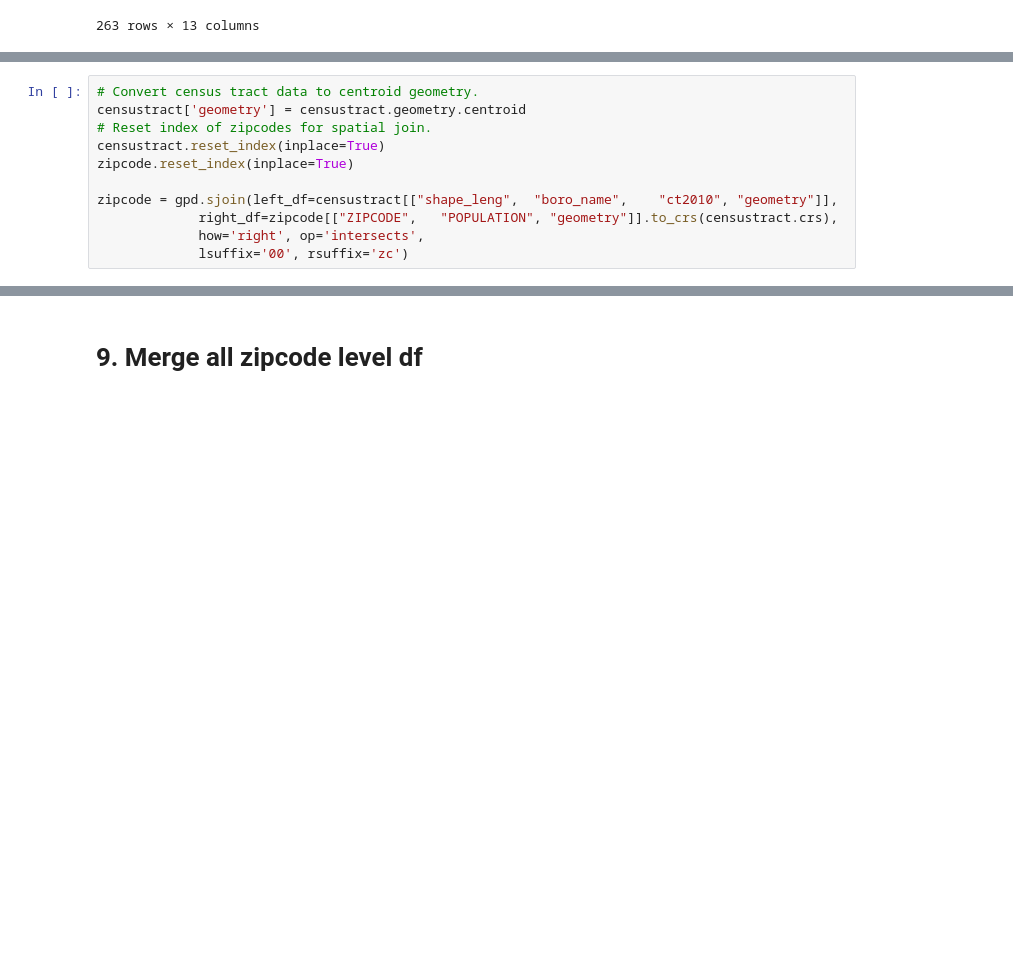
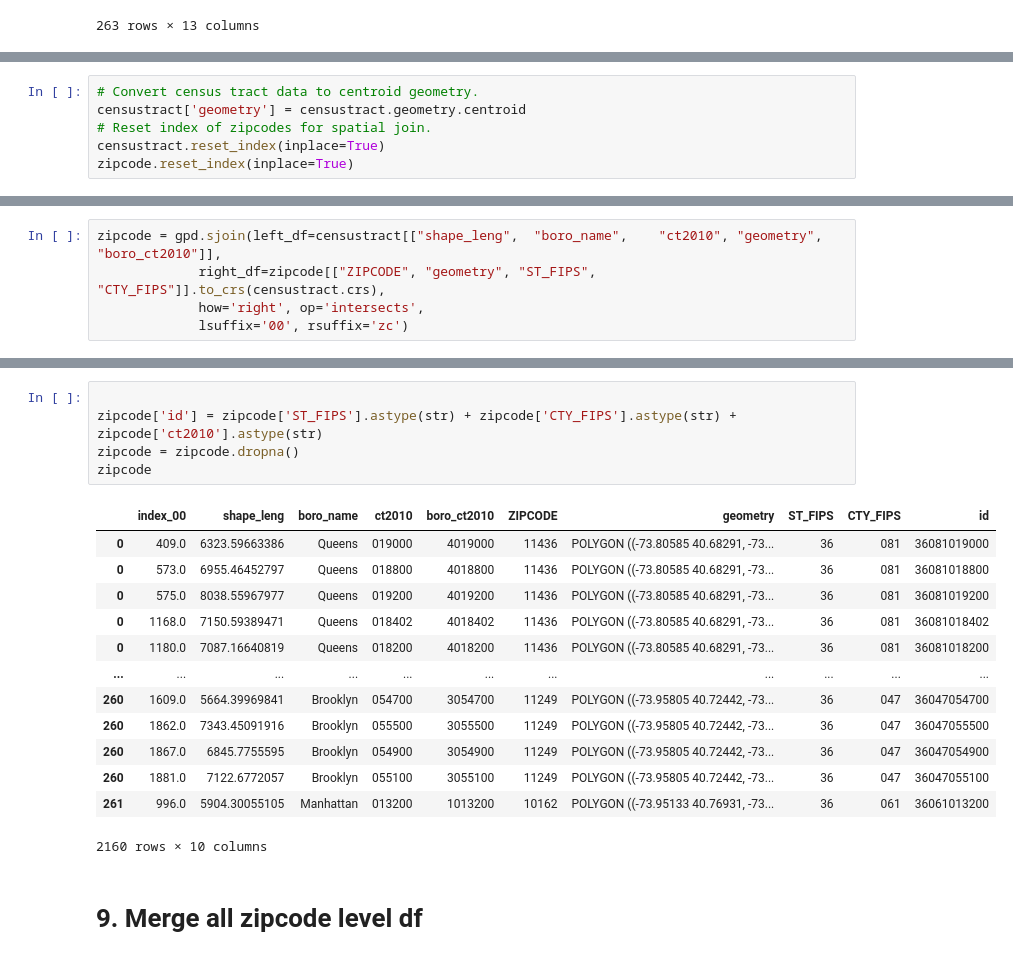
Before and after one commit to lanyu0322/PUS2020_LYu, a Jupyter notebook: HW11/hw11_Lan.ipynb, the cells around one changed output, grey strips where cells are left out. Saved outputs shown, nothing was run; the diff lists cells and outputs as text; blank space fills up the shorter version.

```diff
--- a/HW11/hw11_Lan.ipynb
+++ b/HW11/hw11_Lan.ipynb
@@ -1013,8 +1060,3 @@ censustract['geometry'] = censustract.geometry.centroid
 # Reset index of zipcodes for spatial join.
 censustract.reset_index(inplace=True)
 zipcode.reset_index(inplace=True)
-
-zipcode = gpd.sjoin(left_df=censustract[["shape_leng",	"boro_name",	"ct2010", "geometry"]],
-             right_df=zipcode[["ZIPCODE",	"POPULATION", "geometry"]].to_crs(censustract.crs),
-             how='right', op='intersects',
-             lsuffix='00', rsuffix='zc')
@@ -1038,0 +1063,5 @@ zipcode.groupby("ZIPCODE").mean()
+# %%
+zipcode = gpd.sjoin(left_df=censustract[["shape_leng",	"boro_name",	"ct2010", "geometry", "boro_ct2010"]],
+             right_df=zipcode[["ZIPCODE", "geometry", "ST_FIPS", "CTY_FIPS"]].to_crs(censustract.crs),
+             how='right', op='intersects',
+             lsuffix='00', rsuffix='zc')
@@ -1039,2 +1084,21 @@ zipcode.groupby("ZIPCODE").mean()
+# %%
+
+zipcode['id'] = zipcode['ST_FIPS'].astype(str) + zipcode['CTY_FIPS'].astype(str) + zipcode['ct2010'].astype(str)
+zipcode = zipcode.dropna()
+zipcode
+# %% [output]
+|  | index_00 | shape_leng | boro_name | ct2010 | boro_ct2010 | ZIPCODE | geometry | ST_FIPS | CTY_FIPS | id |
+| 0 | 409.0 | 6323.59663386 | Queens | 019000 | 4019000 | 11436 | POLYGON ((-73.80585 40.68291, -73... | 36 | 081 | 36081019000 |
+| 0 | 573.0 | 6955.46452797 | Queens | 018800 | 4018800 | 11436 | POLYGON ((-73.80585 40.68291, -73... | 36 | 081 | 36081018800 |
+| 0 | 575.0 | 8038.55967977 | Queens | 019200 | 4019200 | 11436 | POLYGON ((-73.80585 40.68291, -73... | 36 | 081 | 36081019200 |
+| 0 | 1168.0 | 7150.59389471 | Queens | 018402 | 4018402 | 11436 | POLYGON ((-73.80585 40.68291, -73... | 36 | 081 | 36081018402 |
+| 0 | 1180.0 | 7087.16640819 | Queens | 018200 | 4018200 | 11436 | POLYGON ((-73.80585 40.68291, -73... | 36 | 081 | 36081018200 |
+| ... | ... | ... | ... | ... | ... | ... | ... | ... | ... | ... |
+| 260 | 1609.0 | 5664.39969841 | Brooklyn | 054700 | 3054700 | 11249 | POLYGON ((-73.95805 40.72442, -73... | 36 | 047 | 36047054700 |
+| 260 | 1862.0 | 7343.45091916 | Brooklyn | 055500 | 3055500 | 11249 | POLYGON ((-73.95805 40.72442, -73... | 36 | 047 | 36047055500 |
+| 260 | 1867.0 | 6845.7755595 | Brooklyn | 054900 | 3054900 | 11249 | POLYGON ((-73.95805 40.72442, -73... | 36 | 047 | 36047054900 |
+| 260 | 1881.0 | 7122.6772057 | Brooklyn | 055100 | 3055100 | 11249 | POLYGON ((-73.95805 40.72442, -73... | 36 | 047 | 36047055100 |
+| 261 | 996.0 | 5904.30055105 | Manhattan | 013200 | 1013200 | 10162 | POLYGON ((-73.95133 40.76931, -73... | 36 | 061 | 36061013200 |
+2160 rows × 10 columns
 # %% [markdown]
 # 9. Merge all zipcode level df
```
Also changed, not shown: parts of 50 cells of this notebook.
